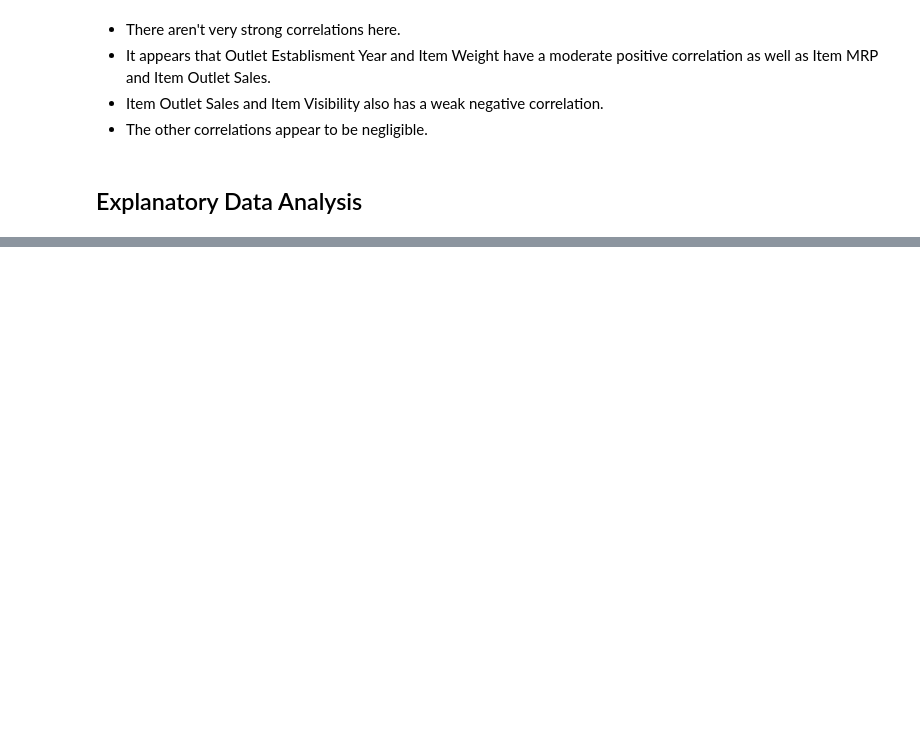
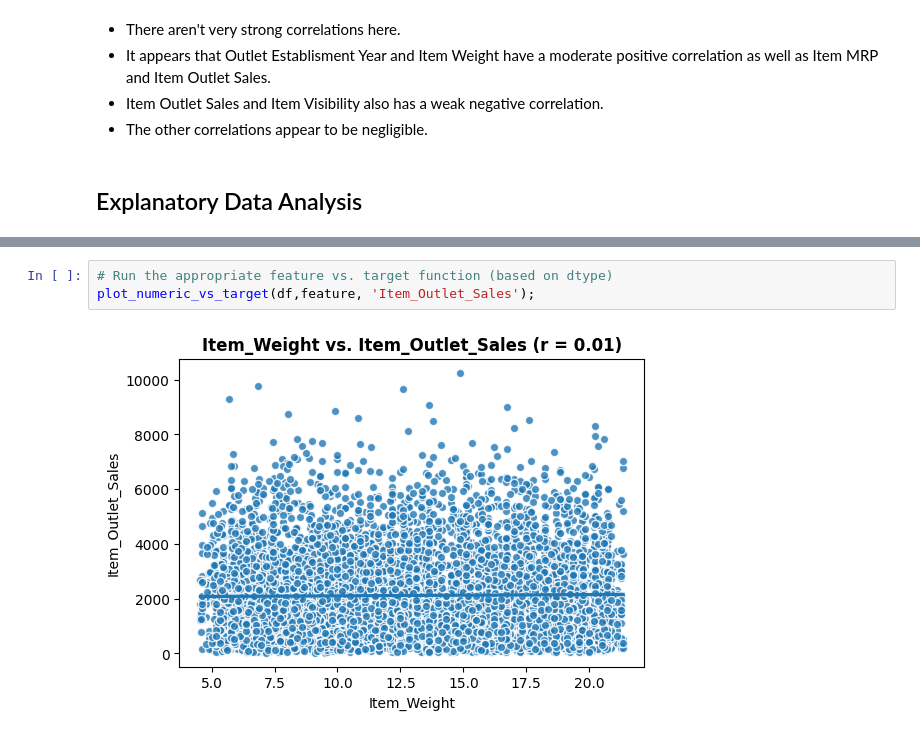
Before and after one commit to anjalixprakash/Prediction-of-Product-Sales, a Jupyter notebook: prediction_of_product_sales.ipynb, the cells around one changed output, grey strips where cells are left out. Drawn from its saved outputs; the diff is of its cells as text; blank space fills up the shorter version.

```diff
--- a/prediction_of_product_sales.ipynb
+++ b/prediction_of_product_sales.ipynb
@@ -434,0 +728,5 @@ sns.heatmap(df.corr(),annot=True,cmap='Blues');
+# %%
+# Run the appropriate feature vs. target function (based on dtype)
+plot_numeric_vs_target(df,feature, 'Item_Outlet_Sales');
+# %% [output]
+[figure, added]
```
Also changed, not shown: parts of 82 cells of this notebook.
